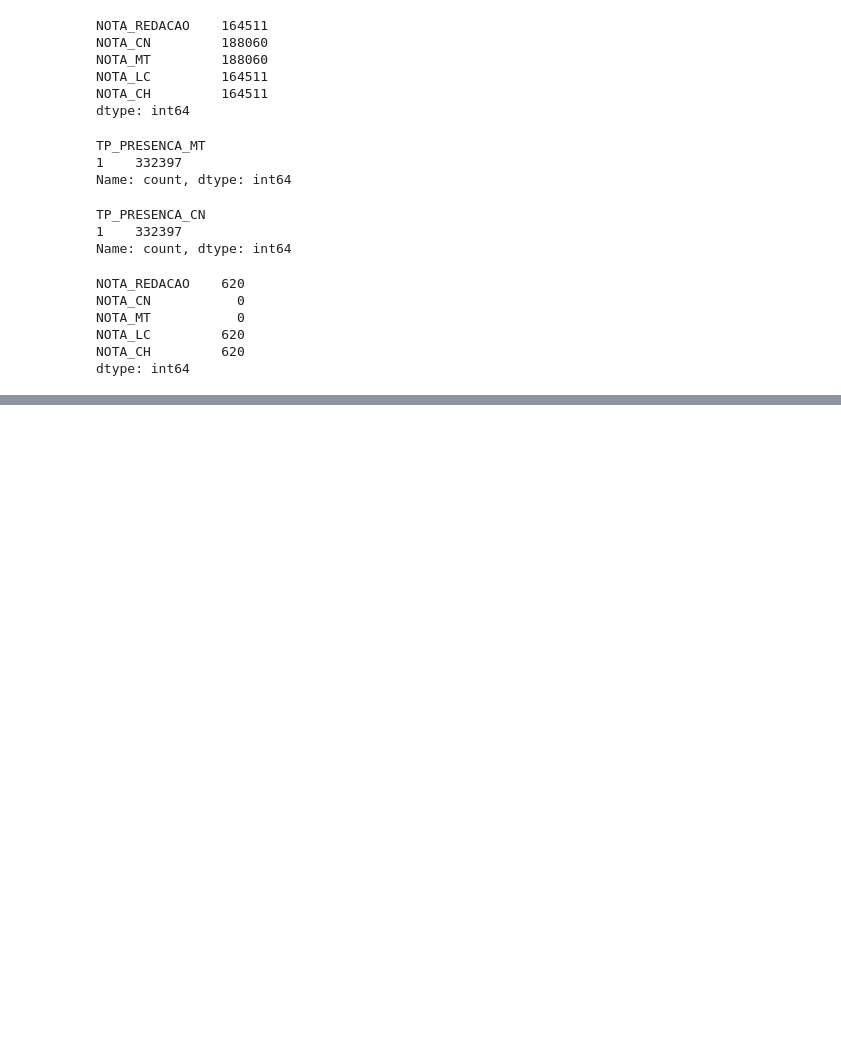
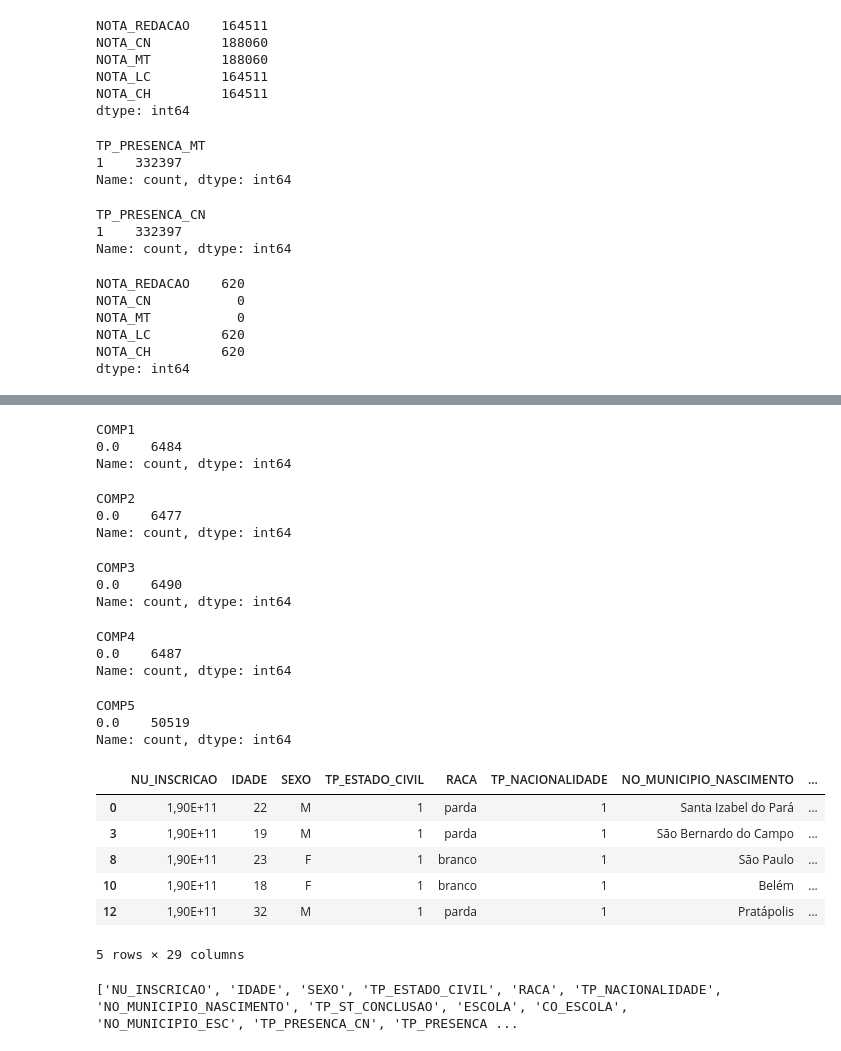
Before and after one commit to arthurresendes/Estatistica-aplicada, a Jupyter notebook: Enem/estrutura.ipynb, the cells around one changed output, grey strips where cells are left out. Drawn from its saved outputs; the diff is of its cells as text; code cells hidden in the pictures; blank space fills up the shorter version.

```diff
--- a/Enem/estrutura.ipynb
+++ b/Enem/estrutura.ipynb
@@ -354,0 +361,40 @@ dtype: int64
+# %%
+vestibulando_classificados.query('COMP1 == 0')['COMP1'].value_counts()
+# %% [output]
+COMP1
+0.0    6484
+Name: count, dtype: int64
+# %%
+vestibulando_classificados.query('COMP2 == 0')['COMP2'].value_counts()
+# %% [output]
+COMP2
+0.0    6477
+Name: count, dtype: int64
+# %%
+vestibulando_classificados.query('COMP3 == 0')['COMP3'].value_counts()
+# %% [output]
+COMP3
+0.0    6490
+Name: count, dtype: int64
+# %%
+vestibulando_classificados.query('COMP4 == 0')['COMP4'].value_counts()
+# %% [output]
+COMP4
+0.0    6487
+Name: count, dtype: int64
+# %%
+vestibulando_classificados.query('COMP5 == 0')['COMP5'].value_counts()
+# %% [output]
+COMP5
+0.0    50519
+Name: count, dtype: int64
+# %%
+vestibulando_classificados.head()
+# %% [output]
+|  | NU_INSCRICAO | IDADE | SEXO | TP_ESTADO_CIVIL | RACA | TP_NACIONALIDADE | NO_MUNICIPIO_NASCIMENTO | ... |
+| 0 | 1,90E+11 | 22 | M | 1 | parda | 1 | Santa Izabel do Pará | ... |
+| 3 | 1,90E+11 | 19 | M | 1 | parda | 1 | São Bernardo do Campo | ... |
+| 8 | 1,90E+11 | 23 | F | 1 | branco | 1 | São Paulo | ... |
+| 10 | 1,90E+11 | 18 | F | 1 | branco | 1 | Belém | ... |
+| 12 | 1,90E+11 | 32 | M | 1 | parda | 1 | Pratápolis | ... |
+5 rows × 29 columns
@@ -354,0 +403,4 @@ dtype: int64
+# %%
+print(vestibulando_classificados.columns.tolist())
+# %% [output]
+['NU_INSCRICAO', 'IDADE', 'SEXO', 'TP_ESTADO_CIVIL', 'RACA', 'TP_NACIONALIDADE', 'NO_MUNICIPIO_NASCIMENTO', 'TP_ST_CONCLUSAO', 'ESCOLA', 'CO_ESCOLA', 'NO_MUNICIPIO_ESC', 'TP_PRESENCA_CN', 'TP_PRESENCA ...
```
Also changed, not shown: parts of 3 cells of this notebook, 4 other files.
